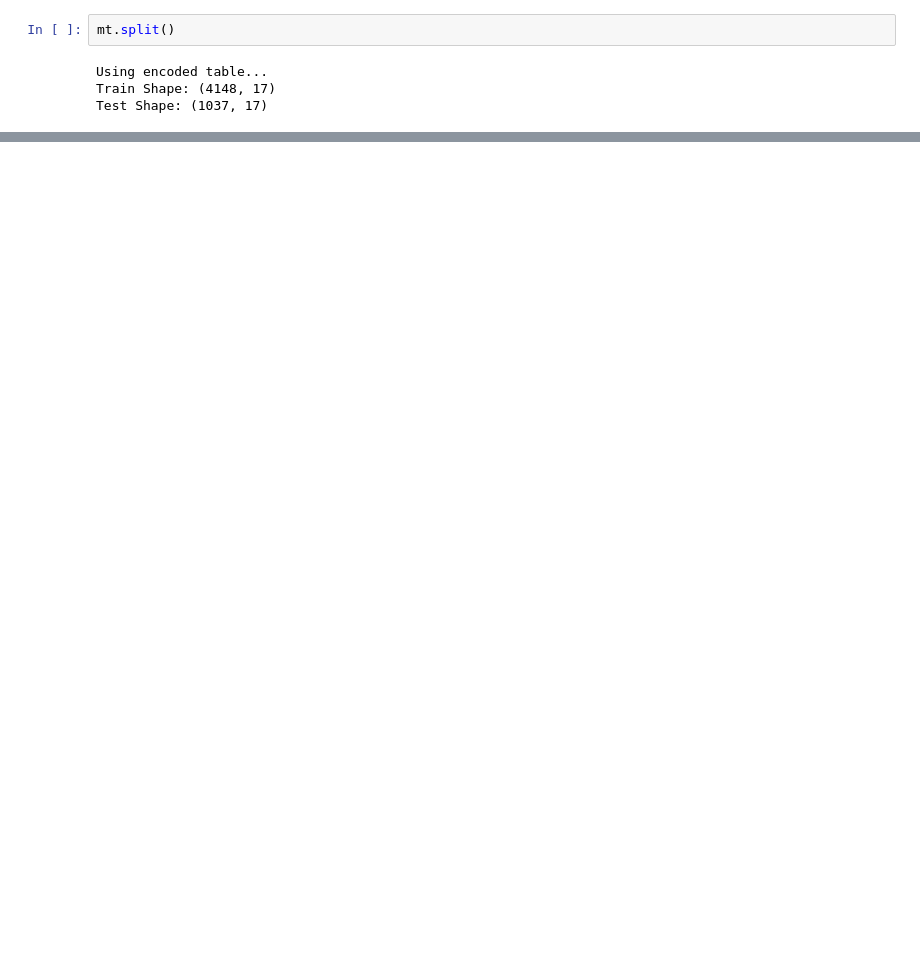
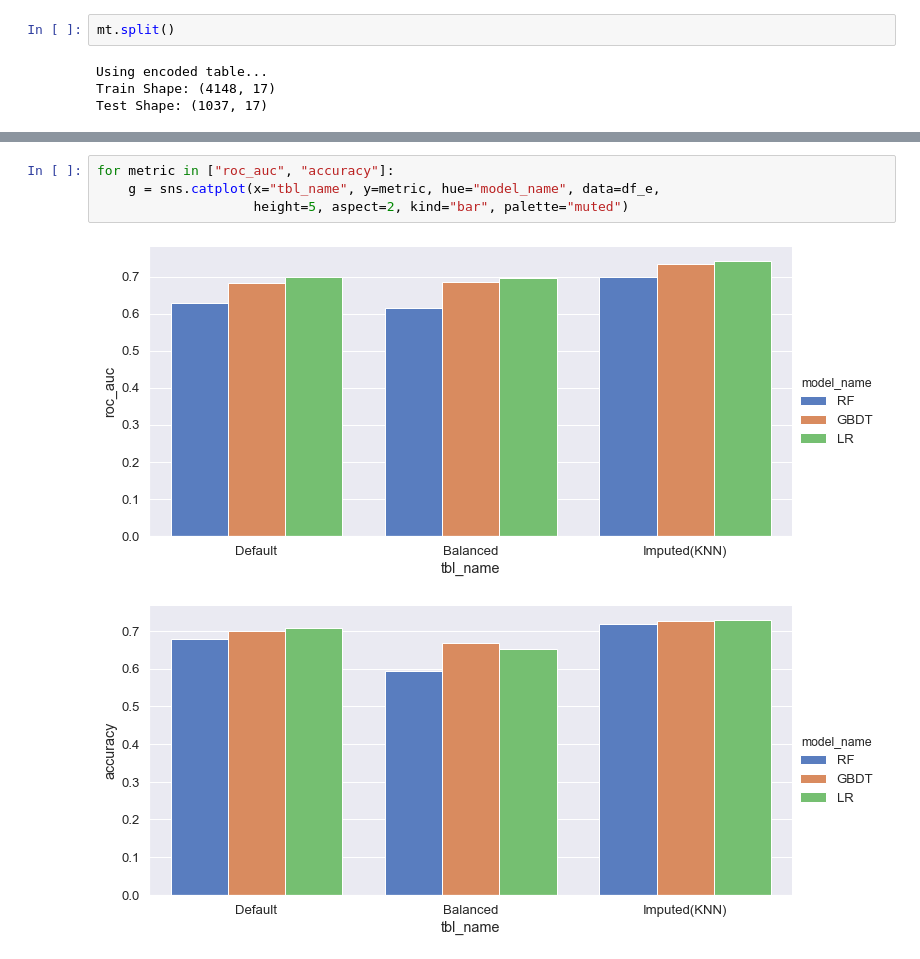
Before and after one commit to Data-Intelligence-Bootcamp/KaggleDS, a Jupyter notebook: kaggle-dsml-survey-2017-ML.ipynb, the cells around one changed output, grey strips where cells are left out. Drawn from its saved outputs; the diff is of its cells as text; blank space fills up the shorter version.

```diff
--- a/kaggle-dsml-survey-2017-ML.ipynb
+++ b/kaggle-dsml-survey-2017-ML.ipynb
@@ -275,0 +255,7 @@ mlb.evaluate_batch()
+# %%
+for metric in ["roc_auc", "accuracy"]:
+    g = sns.catplot(x="tbl_name", y=metric, hue="model_name", data=df_e,
+                    height=5, aspect=2, kind="bar", palette="muted")
+# %% [output]
+[figure, added]
+[figure, added]
```
Also changed, not shown: parts of 12 cells of this notebook, 1 other file.
